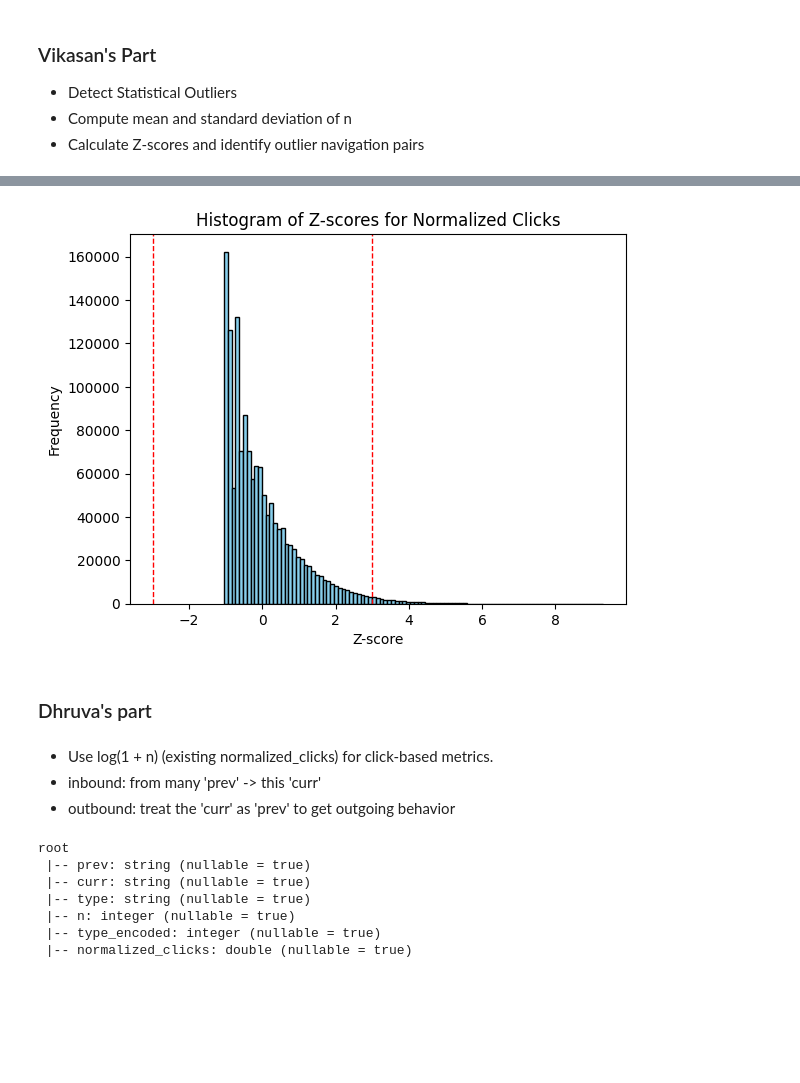
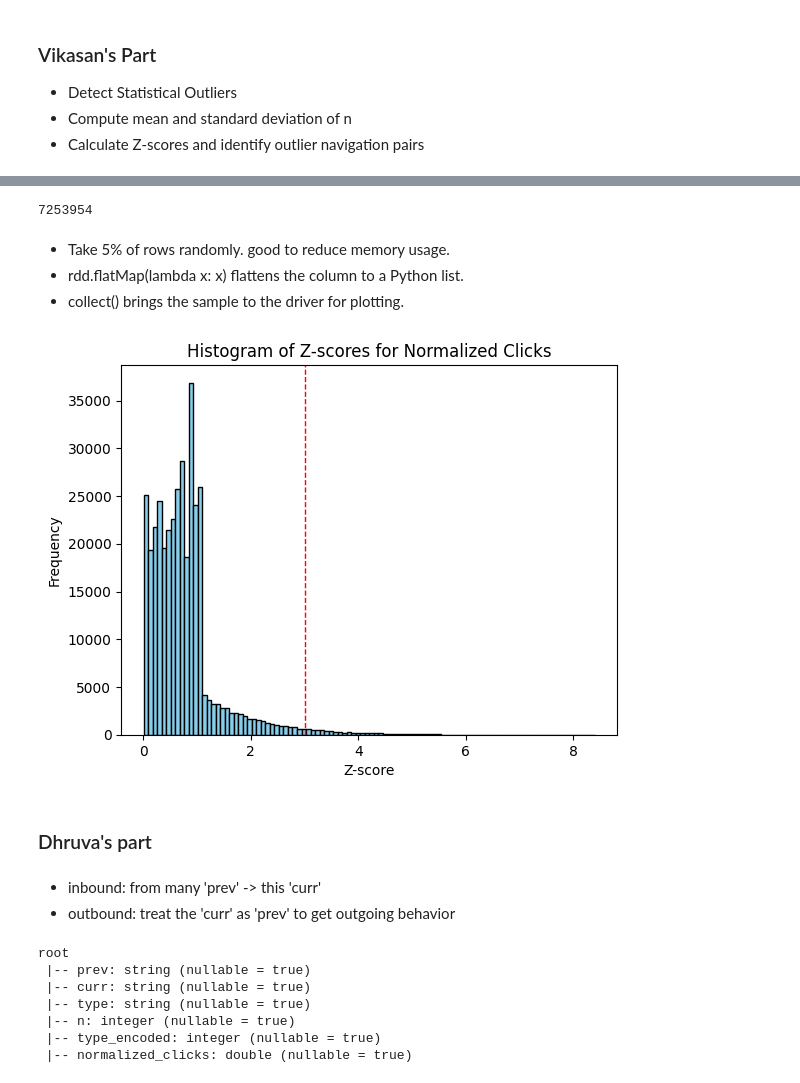
Before and after one commit to Vsn-vsn/BDA_miniproj, a Jupyter notebook: phases.ipynb, the cells around one changed output, grey strips where cells are left out. Cells and saved outputs as stored; diff of their text form; code cells hidden in the pictures; blank space fills up the shorter version.

```diff
--- a/phases.ipynb
+++ b/phases.ipynb
@@ -419,7 +628,9 @@ from pyspark.ml.feature import VectorAssembler
 # %%
 import matplotlib.pyplot as plt
 # %%
-train_df= spark.read.parquet("file:///home/hadoop/Desktop/BDA_miniproj/dataset/final_train_clickstream.parquet")
+#train_df= spark.read.parquet("file:///home/hadoop/Desktop/BDA_miniproj/dataset/final_train_clickstream.parquet")
+
+train_df= spark.read.parquet("file:///home/vik/BDA_miniproj/dataset/train_clickstream.parquet")    #wsl-vik
 # %%
 train_df.show(2)
 # %% [output]
@@ -477,0 +644,16 @@ only showing top 20 rows
+# %%
+# test set
+test_df2 = spark.read.parquet("file:///home/vik/BDA_miniproj/dataset/final_test_clickstream_m2.parquet")    #wsl-vik
+# %%
+# Train on the training set.
+# mmean and stddev from the normalized_clicks column.
+stats = train_df.select(
+    mean("normalized_clicks").alias("mean_norm_clicks"),
+    stddev("normalized_clicks").alias("stddev_norm_clicks")
+).first()
+
+mean_norm_clicks = stats["mean_norm_clicks"]
+stddev_norm_clicks = stats["stddev_norm_clicks"]
+
+print(f"Mean (normalized_clicks): {mean_norm_clicks}")
+print(f"Standard Deviation (normalized_clicks): {stddev_norm_clicks}")
@@ -477,0 +663,8 @@ only showing top 20 rows
+# %%
+# use the training stats to calculate Z-scores for the test data
+test_df2_with_zscore = test_df2.withColumn(
+    "zscore",
+    (col("normalized_clicks") - mean_norm_clicks) / stddev_norm_clicks
+)
+
+test_df2_with_zscore = test_df2_with_zscore.withColumn("abs_zscore", abs(col("zscore")))
@@ -477,0 +700,4 @@ only showing top 20 rows
+# %%
+test_df2.count()
+# %% [output]
+7253954
@@ -478,16 +707,19 @@ only showing top 20 rows
+# %% [markdown]
+- Take 5% of rows randomly. good to reduce memory usage.
+- rdd.flatMap(lambda x: x) flattens the column to a Python list.
+- collect() brings the sample to the driver for plotting.
 # %%
 # Sample 50k rows
-sample_z = df_with_zscore.select("zscore_n")\
+sample_z = test_df2_with_zscore.select("abs_zscore")\
                          .sample(fraction=0.05, seed=42)\
                          .rdd.flatMap(lambda x: x)\
                          .collect()
 
 plt.hist(sample_z, bins=100, color='skyblue', edgecolor='black')
 plt.axvline(3, color='red', linestyle='dashed', linewidth=1)
-plt.axvline(-3, color='red', linestyle='dashed', linewidth=1)
 plt.title("Histogram of Z-scores for Normalized Clicks")
 plt.xlabel("Z-score")
 plt.ylabel("Frequency")
 plt.show()
 # %% [output]
-[figure, old version]
+[figure, new version]
@@ -504,5 +732,4 @@ plt.show()
 # %% [markdown]
-- Use log(1 + n) (existing normalized_clicks) for click-based metrics.
 - inbound: from many 'prev' -> this 'curr'
 - outbound: treat the 'curr' as 'prev' to get outgoing behavior
 # %%
```
Also changed, not shown: parts of 66 cells of this notebook, 30 other files.
